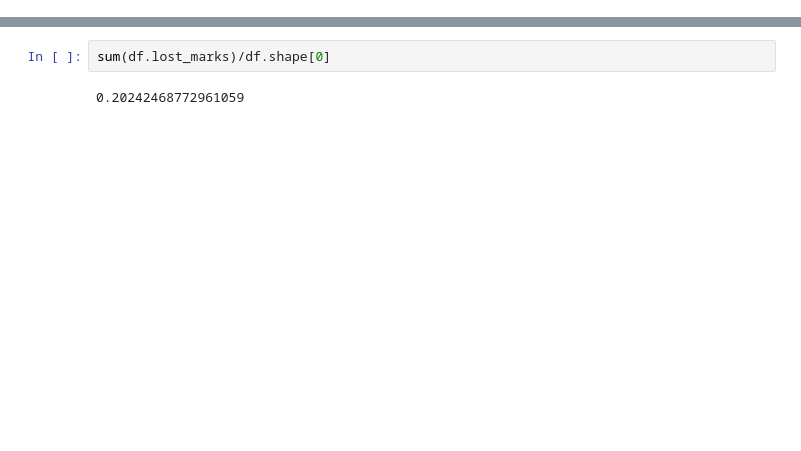
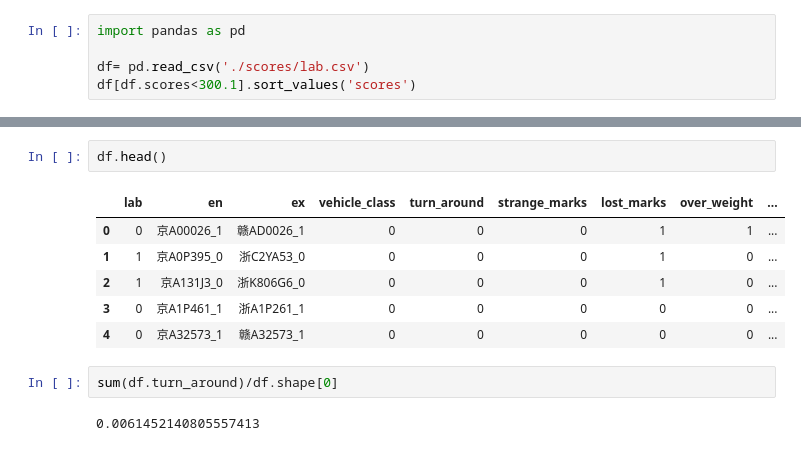
Before and after one commit to fountain111/cxxt, a Jupyter notebook: Untitled.ipynb, the cells around one changed output, grey strips where cells are left out. Cells and saved outputs as stored; diff of their text form; blank space fills up the shorter version.

```diff
--- a/Untitled.ipynb
+++ b/Untitled.ipynb
@@ -39,0 +118,5 @@ df.groupby('ex')['ex']
+# %%
+import pandas as pd
+
+df= pd.read_csv('./scores/lab.csv')
+df[df.scores<300.1].sort_values('scores')
@@ -40,4 +163,13 @@ df.groupby('ex')['ex']
+# %%
+df.head()
+# %% [output]
+|  | lab | en | ex | vehicle_class | turn_around | strange_marks | lost_marks | over_weight | ... |
+| 0 | 0 | 京A00026_1 | 赣AD0026_1 | 0 | 0 | 0 | 1 | 1 | ... |
+| 1 | 1 | 京A0P395_0 | 浙C2YA53_0 | 0 | 0 | 0 | 1 | 0 | ... |
+| 2 | 1 | 京A131J3_0 | 浙K806G6_0 | 0 | 0 | 0 | 1 | 0 | ... |
+| 3 | 0 | 京A1P461_1 | 浙A1P261_1 | 0 | 0 | 0 | 0 | 0 | ... |
+| 4 | 0 | 京A32573_1 | 赣A32573_1 | 0 | 0 | 0 | 0 | 0 | ... |
 # %%
-sum(df.lost_marks)/df.shape[0]
+sum(df.turn_around)/df.shape[0]
 # %% [output]
-0.20242468772961059
+0.0061452140805557413
```
Also changed, not shown: parts of 10 cells of this notebook, 2 other files.
